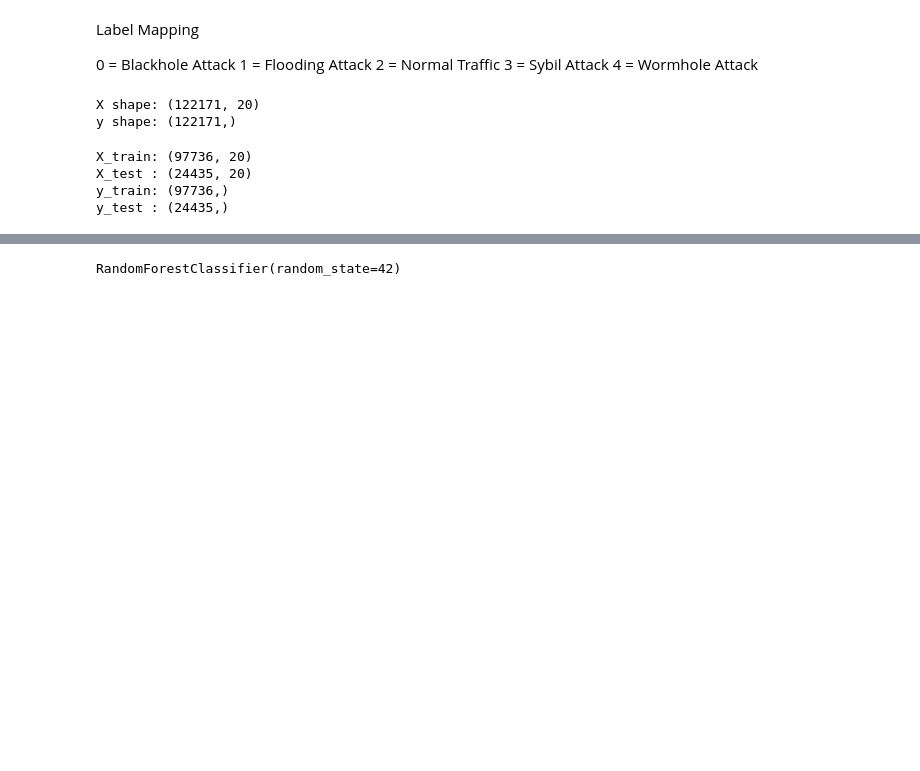
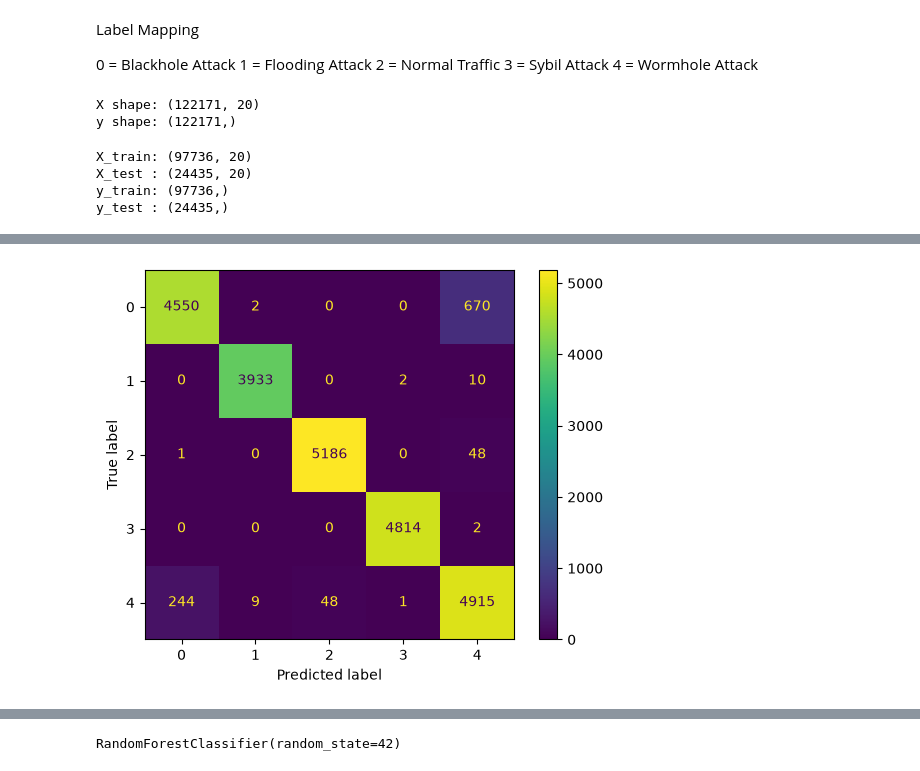
Before and after one commit to ashita1808/AI-Based-UAV-Network-Intrusion-Detection, a Jupyter notebook: AI-UAV-IDS/notebooks/analysis.ipynb, the cells around one changed output, grey strips where cells are left out. Cells and saved outputs as stored; diff of their text form; code cells hidden in the pictures; blank space fills up the shorter version.

```diff
--- a/AI-UAV-IDS/notebooks/analysis.ipynb
+++ b/AI-UAV-IDS/notebooks/analysis.ipynb
@@ -299,0 +317,4 @@ y_test : (24435,)
+# %%
+y_pred = rf_model.predict(X_test)
+
+print(y_pred[:10])
@@ -300,3 +347,13 @@ y_test : (24435,)
+# %%
+from sklearn.metrics import confusion_matrix, ConfusionMatrixDisplay
+import matplotlib.pyplot as plt
+
+cm = confusion_matrix(y_test, y_pred)
+
+ConfusionMatrixDisplay.from_predictions(y_test, y_pred)
+plt.show()
+# %% [output]
+[figure, added]
 # %%
 import matplotlib.pyplot as plt
 
```
Also changed, not shown: parts of 55 cells of this notebook, 6 other files.
